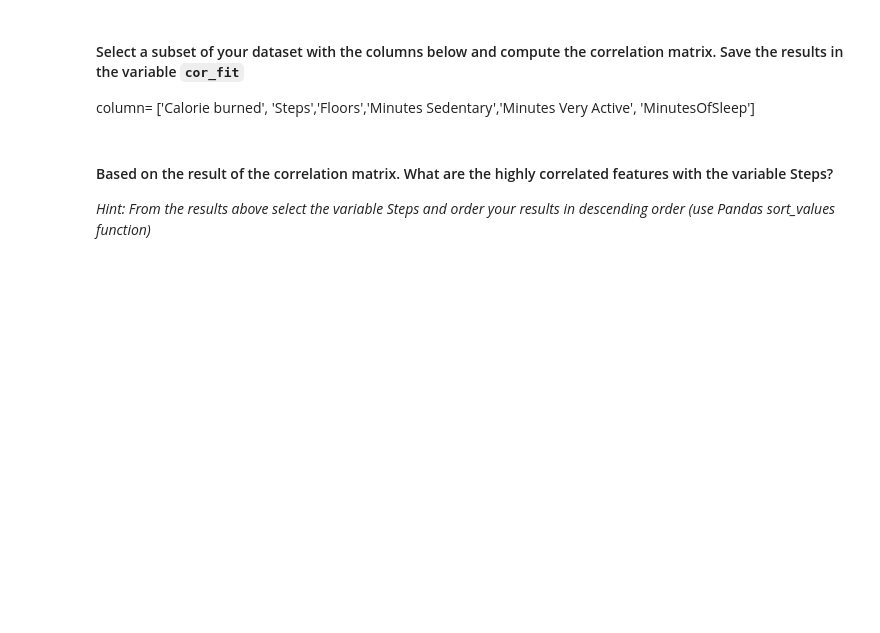
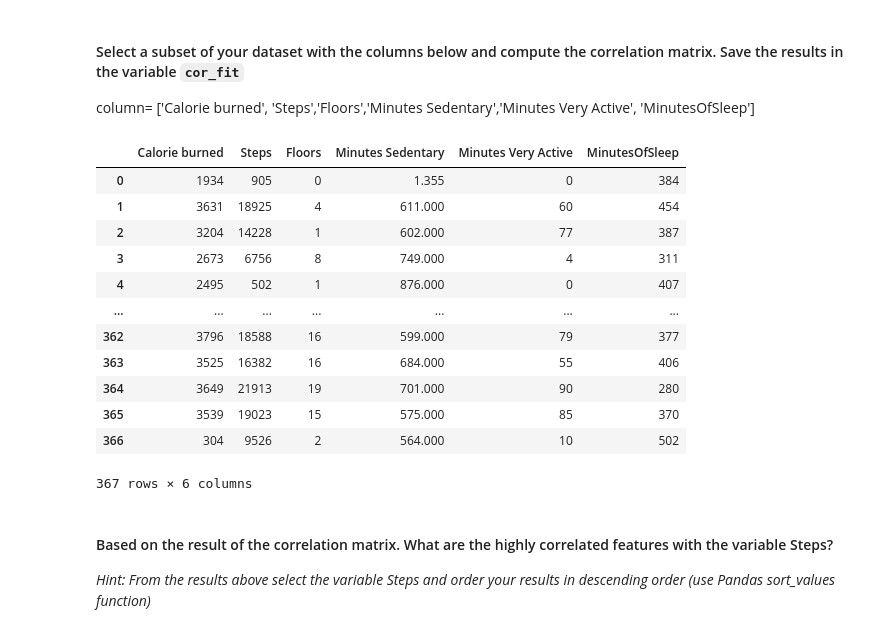
Before and after one commit to Ironhack-Data-Madrid-Abril-2023/5.1-lab_pivot_table_and_correlation, a Jupyter notebook: your_code/main.ipynb, the cells around one changed output. Saved outputs shown, nothing was run; the diff lists cells and outputs as text; code cells hidden in the pictures; blank space fills up the shorter version.

```diff
--- a/your_code/main.ipynb
+++ b/your_code/main.ipynb
@@ -300,3 +298,21 @@ column= ['Calorie burned', 'Steps','Floors','Minutes Sedentary','Minutes Very Ac
+# %%
+columns = ['Calorie burned', 'Steps', 'Floors', 'Minutes Sedentary', 'Minutes Very Active', 'MinutesOfSleep']
+cor_fit = fitdata[columns]
+cor_fit
+# %% [output]
+|  | Calorie burned | Steps | Floors | Minutes Sedentary | Minutes Very Active | MinutesOfSleep |
+| 0 | 1934 | 905 | 0 | 1.355 | 0 | 384 |
+| 1 | 3631 | 18925 | 4 | 611.000 | 60 | 454 |
+| 2 | 3204 | 14228 | 1 | 602.000 | 77 | 387 |
+| 3 | 2673 | 6756 | 8 | 749.000 | 4 | 311 |
+| 4 | 2495 | 502 | 1 | 876.000 | 0 | 407 |
+| ... | ... | ... | ... | ... | ... | ... |
+| 362 | 3796 | 18588 | 16 | 599.000 | 79 | 377 |
+| 363 | 3525 | 16382 | 16 | 684.000 | 55 | 406 |
+| 364 | 3649 | 21913 | 19 | 701.000 | 90 | 280 |
+| 365 | 3539 | 19023 | 15 | 575.000 | 85 | 370 |
+| 366 | 304 | 9526 | 2 | 564.000 | 10 | 502 |
+367 rows × 6 columns
 # %% [markdown]
 #### Based on the result of the correlation matrix. What are the highly correlated features with the variable Steps?
 *Hint: From the results above select the variable Steps and order your results in descending order (use Pandas sort_values function)*
```
Also changed, not shown: parts of 6 cells of this notebook.
